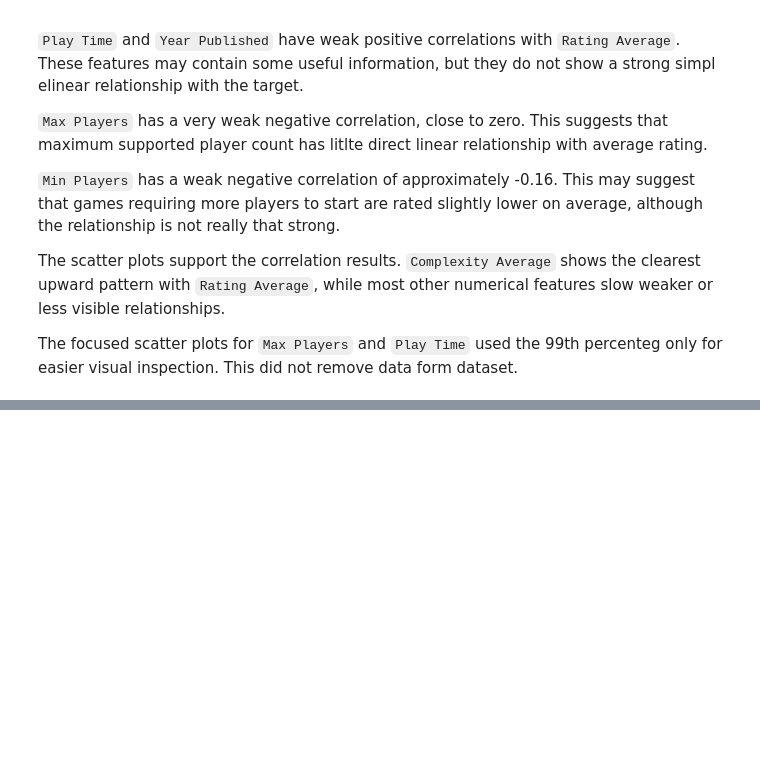
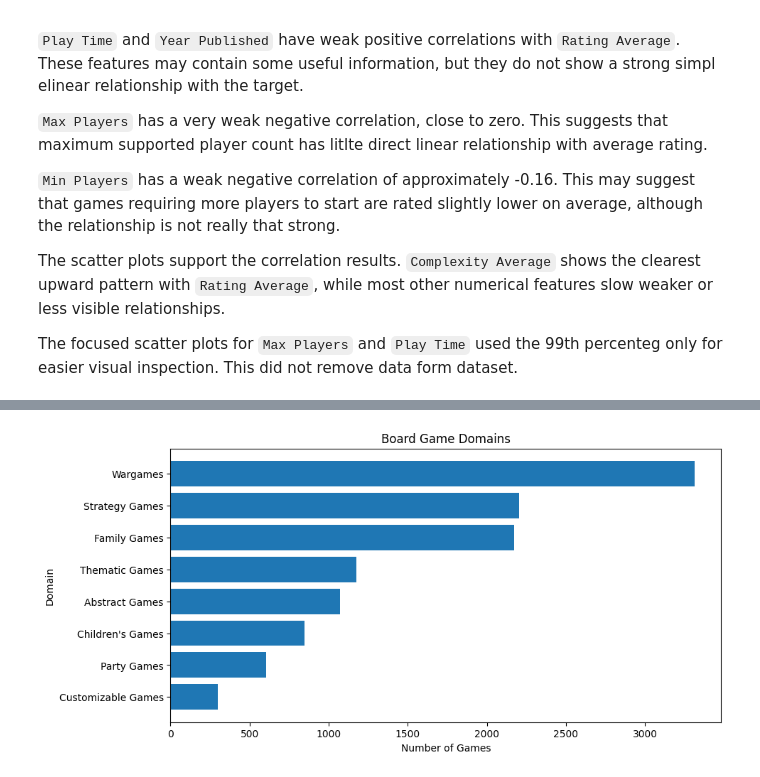
Before and after one commit to Agnogh/board-game-rating-predictor, a Jupyter notebook: notebooks/03_exploratory_data_analysis.ipynb, the cells around one changed output, grey strips where cells are left out. Drawn from its saved outputs; the diff is of its cells as text; code cells hidden in the pictures; blank space fills up the shorter version.

```diff
--- a/notebooks/03_exploratory_data_analysis.ipynb
+++ b/notebooks/03_exploratory_data_analysis.ipynb
@@ -557,0 +697,11 @@ The focused scatter plots for `Max Players` and `Play Time` used the 99th percen
+# %%
+# Split the Domains column into individual domains
+domains_split = split_text_column(df_eda, "Domains")
+
+# Count most common domains but not Unknown
+top_domains = (
+    domains_split[domains_split != "Unknown"]
+    .value_counts()
+)
+
+top_domains
@@ -557,0 +719,18 @@ The focused scatter plots for `Max Players` and `Play Time` used the 99th percen
+# %%
+# Plot the board game domains
+plt.figure(figsize=(10, 5))
+
+plt.barh(
+    top_domains.index,
+    top_domains.values
+)
+
+plt.title("Board Game Domains")
+plt.xlabel("Number of Games")
+plt.ylabel("Domain")
+
+plt.gca().invert_yaxis()
+
+plt.show()
+# %% [output]
+[figure, added]
```
Also changed, not shown: parts of 12 cells of this notebook.
